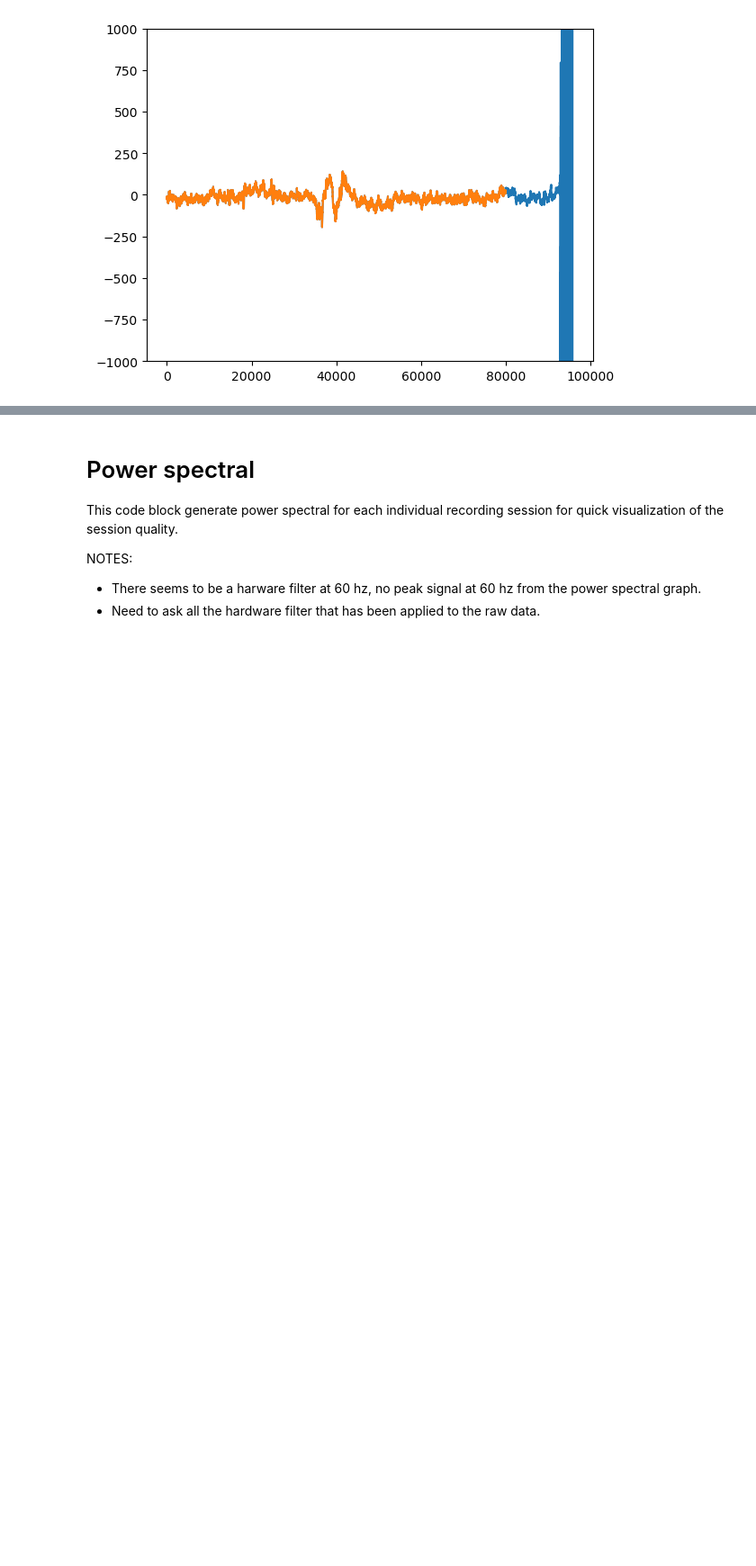
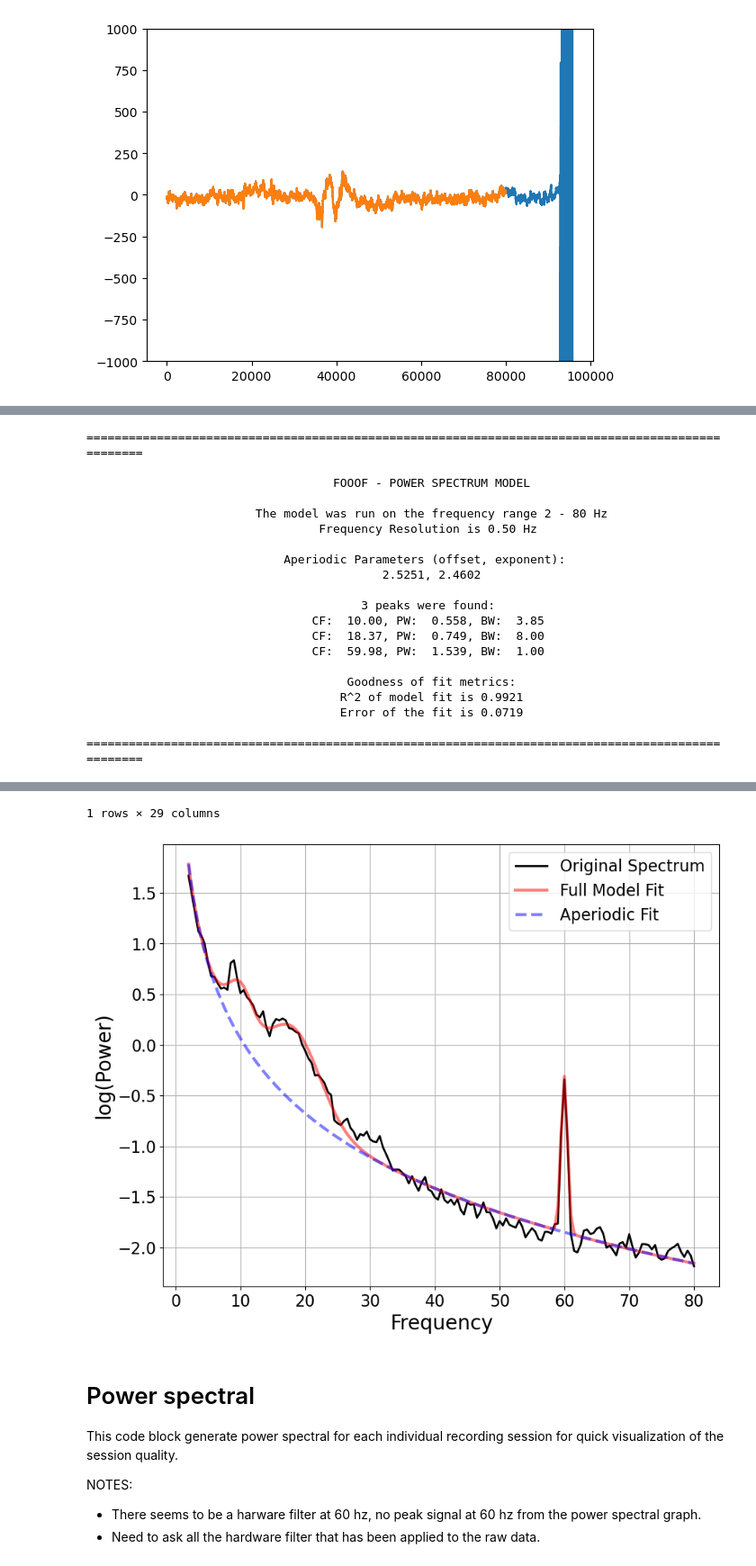
Before and after one commit to seqasim/LFPAnalysis, a Jupyter notebook: scripts/DBS_analysis_ff22.ipynb, the cells around one changed output, grey strips where cells are left out. Shown at 90% size. Cells and saved outputs as stored; diff of their text form; code cells hidden in the pictures; blank space fills up the shorter version.

Commit message:
ff22 function wrap
added fitting constrain and kwargs for function

```diff
--- a/scripts/DBS_analysis_ff22.ipynb
+++ b/scripts/DBS_analysis_ff22.ipynb
@@ -103,28 +103,51 @@ CRAW_01 was downsampled from 44000 to 1000.0 hz for 1.5 minutes
 # %% [markdown]
 # FOOOF and Catch22
 # %%
-def ff22(data, hz, sess):
+def ff22(data, hz, sess, **kwargs):
     '''
     This function takes in a single signal and outputs a 1x29 dataframe containing the results from catch22 and FOOOF analysis.
     Input--------------------------
     data: 1xn, data signal
     hz: sampling rate
     sess: data file identification
+    kwargs-------------------------
+    For details see "Defining the model Settings" section on https://fooof-tools.github.io/fooof/
+    'freq_range': 1x2 array, [min, max]
+    'max_n_peaks': integer, default = 3 for DBS fitting
+    'peak_width_limits': 1x2 array, [min, max], default = [1,8]
+    'min_peak_height': float, default = 0.1
     Output-------------------------
     df: 1x29 pandas dataframe
     '''
     # Catch22
     c22 = pycatch22.catch22_all(data)
 
-    # FOOOF
+    # FOOOF optional fitting specification
+    FOOOF_kwargs = {}
+    if 'freq_range' in kwargs:
+        freq_range = kwargs['freq_range']
+    else:
+        freq_range = [2, 32] # Define frequency range across which to model the spectrum
+    if 'max_n_peaks' in kwargs:
+        FOOOF_kwargs['max_n_peaks'] = kwargs['max_n_peaks']
+    else:
+        FOOOF_kwargs['max_n_peaks'] = 3
+    if 'peak_width_limits' in kwargs:
+        FOOOF_kwargs['peak_width_limits'] = kwargs['peak_width_limits']
+    else:
+        FOOOF_kwargs['peak_width_limits'] = [1,8]
+    if 'min_peak_height' in kwargs:
+        FOOOF_kwargs['min_peak_height'] = kwargs['min_peak_height']
+    else:
+        FOOOF_kwargs['min_peak_height'] = 0.1
+
     freq_mean, psd_mean = compute_spectrum(data, hz, method='welch', avg_type='mean', nperseg=hz*2)
     new_freq = freq_mean[freq_mean<120]
     new_psd = psd_mean[freq_mean<120]
 
-    fm = FOOOF() # Initialize FOOOF object
-    freq_range = [2, 32] # Define frequency range across which to model the spectrum
+    fm = FOOOF(**FOOOF_kwargs) # Initialize FOOOF object
 
-    # fm.fit(new_freq, new_psd, freq_range)
+    fm.fit(new_freq, new_psd, freq_range)
     fm.report(new_freq, new_psd, freq_range)
 
     # Data organization
@@ -206,0 +206,24 @@ FOOOF WARNING: Lower-bound peak width limit is < or ~= the frequency resolution:
+# %%
+kwargs = {'max_n_peaks':6, 'freq_range': [2,80]}
+ff22(post_raw, post_hz, 'post_op', max_n_peaks=6, freq_range=[2,80])
+# %% [output]
+==================================================================================================
+
+                                   FOOOF - POWER SPECTRUM MODEL
+
+                        The model was run on the frequency range 2 - 80 Hz
+                                 Frequency Resolution is 0.50 Hz
+
+                            Aperiodic Parameters (offset, exponent):
+                                          2.5251, 2.4602
+
+                                       3 peaks were found:
+                                CF:  10.00, PW:  0.558, BW:  3.85
+                                CF:  18.37, PW:  0.749, BW:  8.00
+                                CF:  59.98, PW:  1.539, BW:  1.00
+
+                                     Goodness of fit metrics:
+                                    R^2 of model fit is 0.9921
+                                    Error of the fit is 0.0719
+
+==================================================================================================
@@ -207,3 +232,5 @@ FOOOF WARNING: Lower-bound peak width limit is < or ~= the frequency resolution:
+1 rows × 29 columns
+[figure, added]
 # %% [markdown]
 # Power spectral
 This code block generate power spectral for each individual recording session for quick visualization of the session quality.
```
Also changed, not shown: parts of 3 cells of this notebook.
